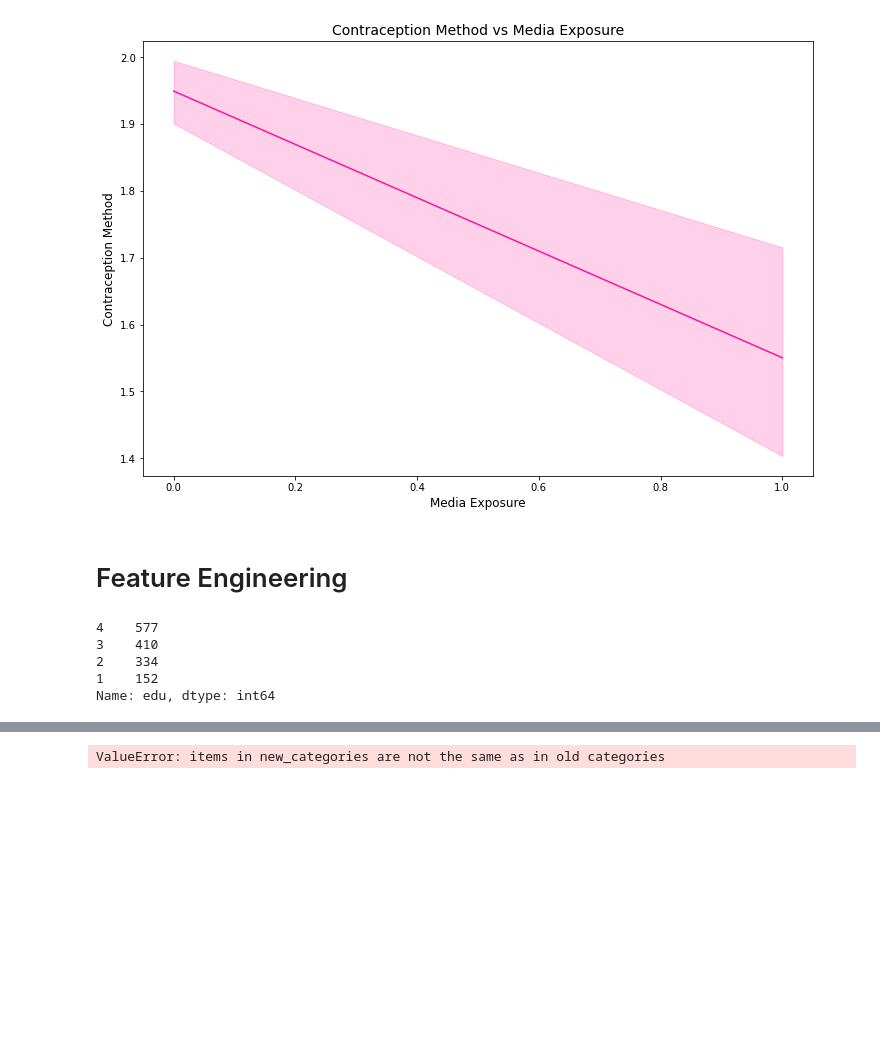
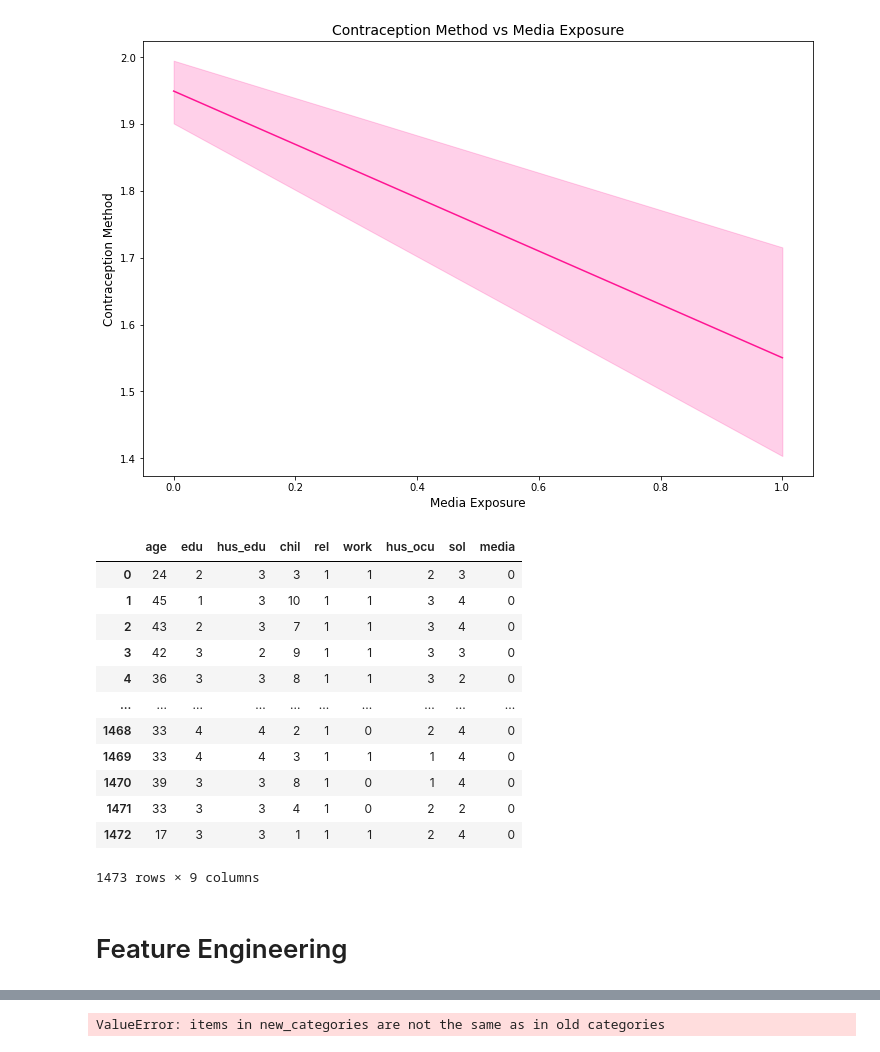
Before and after one commit to mike-flanagan/contraceptive-use-in-indonesia, a Jupyter notebook: WAX_contra.ipynb, the cells around one changed output, grey strips where cells are left out. Cells and saved outputs as stored; diff of their text form; code cells hidden in the pictures; blank space fills up the shorter version.

```diff
--- a/WAX_contra.ipynb
+++ b/WAX_contra.ipynb
@@ -130,3 +133,18 @@ feature_plot(df, df.media, y, 'line', 'Media Exposure', color = 'deeppink')
 # find menopause data for 1987
 # %%
 # hist, box, violin, bar
+df
+# %% [output]
+|  | age | edu | hus_edu | chil | rel | work | hus_ocu | sol | media |
+| 0 | 24 | 2 | 3 | 3 | 1 | 1 | 2 | 3 | 0 |
+| 1 | 45 | 1 | 3 | 10 | 1 | 1 | 3 | 4 | 0 |
+| 2 | 43 | 2 | 3 | 7 | 1 | 1 | 3 | 4 | 0 |
+| 3 | 42 | 3 | 2 | 9 | 1 | 1 | 3 | 3 | 0 |
+| 4 | 36 | 3 | 3 | 8 | 1 | 1 | 3 | 2 | 0 |
+| ... | ... | ... | ... | ... | ... | ... | ... | ... | ... |
+| 1468 | 33 | 4 | 4 | 2 | 1 | 0 | 2 | 4 | 0 |
+| 1469 | 33 | 4 | 4 | 3 | 1 | 1 | 1 | 4 | 0 |
+| 1470 | 39 | 3 | 3 | 8 | 1 | 0 | 1 | 4 | 0 |
+| 1471 | 33 | 3 | 3 | 4 | 1 | 0 | 2 | 2 | 0 |
+| 1472 | 17 | 3 | 3 | 1 | 1 | 1 | 2 | 4 | 0 |
+1473 rows × 9 columns
@@ -140,8 +155,0 @@ y = X.pop('cmc')
-# %%
-X.edu.value_counts()
-# %% [output]
-4    577
-3    410
-2    334
-1    152
-Name: edu, dtype: int64
```
Also changed, not shown: parts of 21 cells of this notebook.
